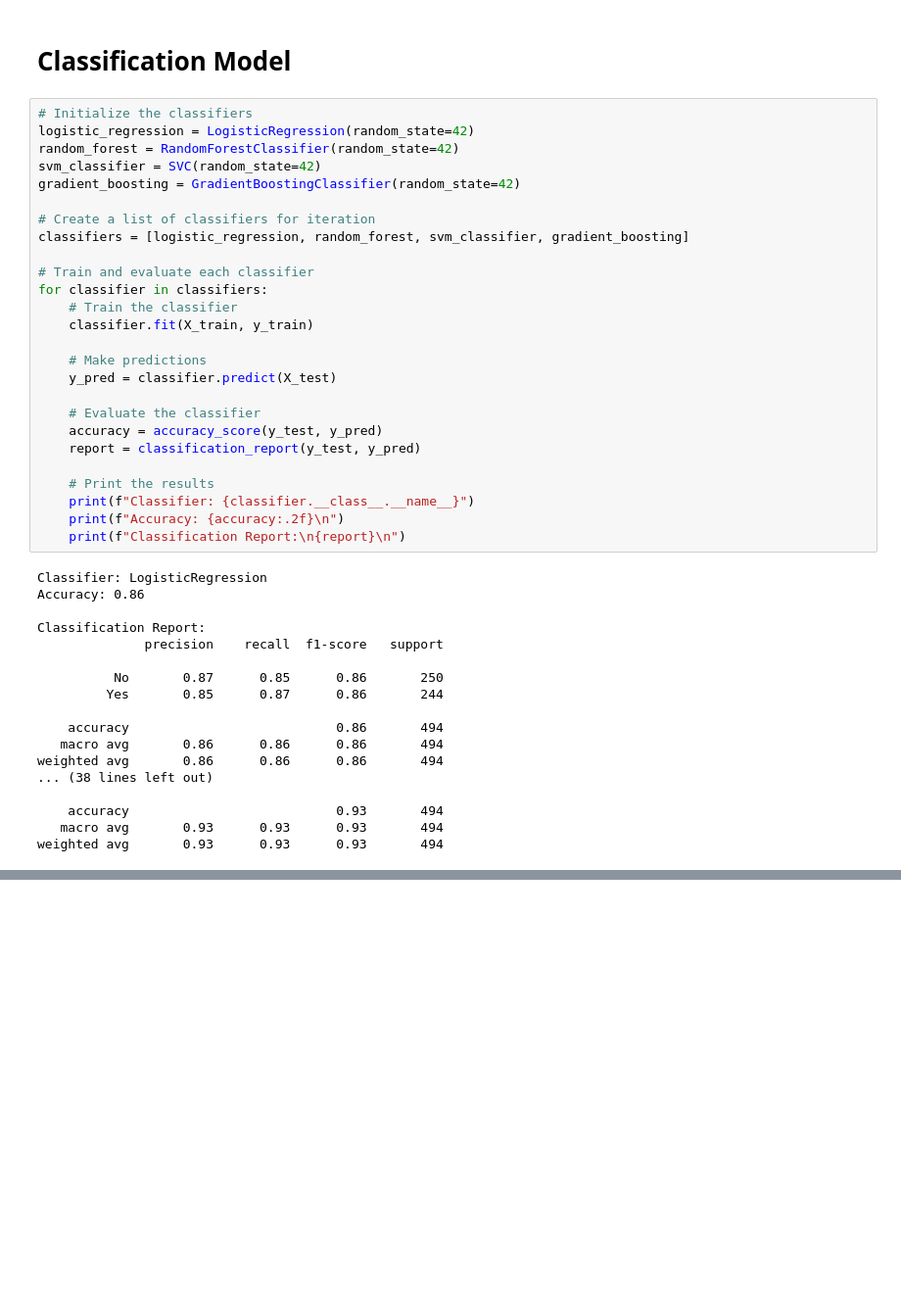
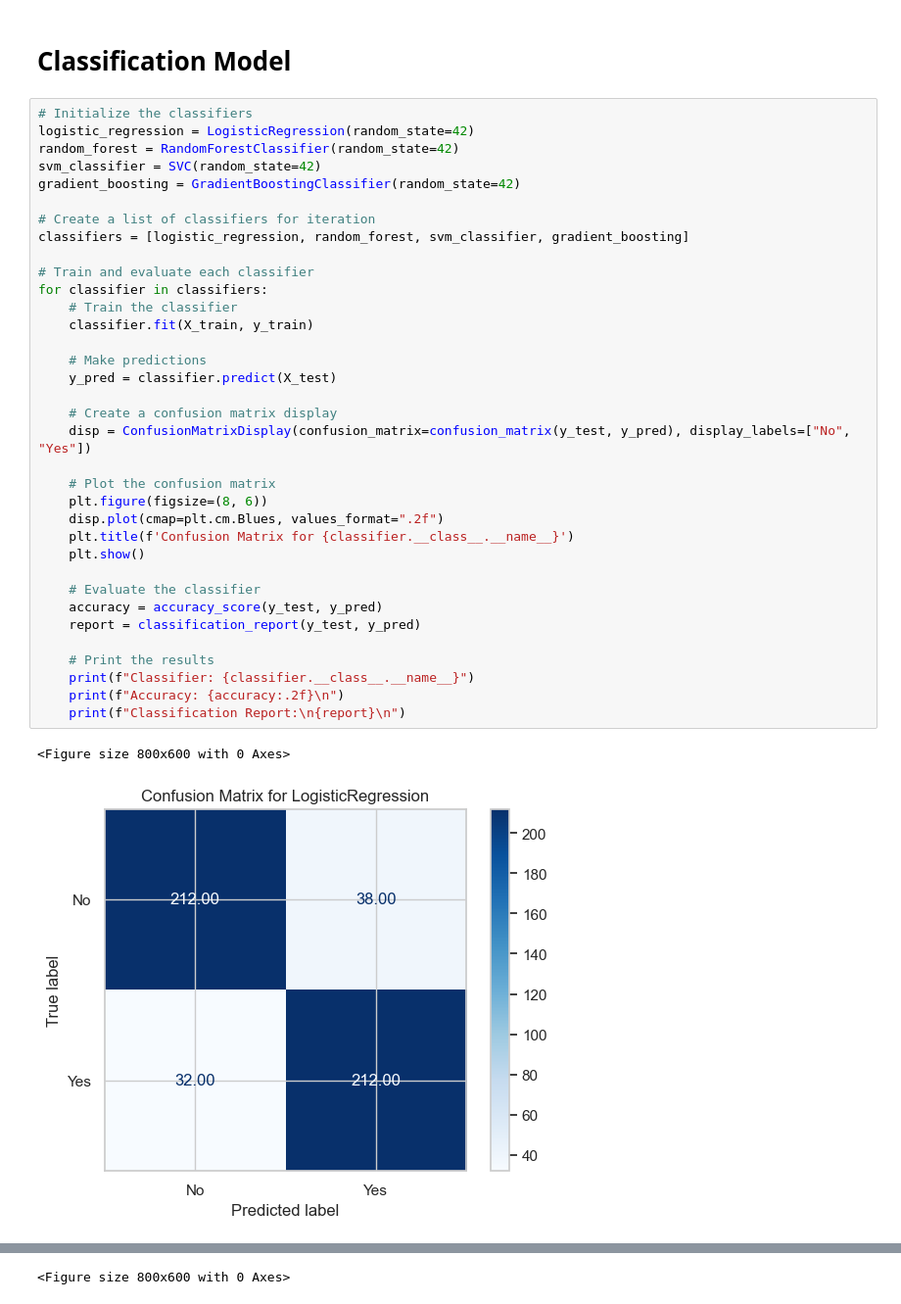
Before and after one commit to Joba-Fatola/Project-Evaluation-Phase-1, a Jupyter notebook: HR Analytics Project.ipynb, the cells around one changed output, grey strips where cells are left out. Shown at 98% size. Drawn from its saved outputs; the diff is of its cells as text; blank space fills up the shorter version.

```diff
--- a/HR Analytics Project.ipynb
+++ b/HR Analytics Project.ipynb
@@ -545,44 +545,38 @@ X_train, X_test, y_train, y_test = train_test_split(X_train_classification_scale
 # %%
 # Initialize the classifiers
 logistic_regression = LogisticRegression(random_state=42)
 random_forest = RandomForestClassifier(random_state=42)
 svm_classifier = SVC(random_state=42)
 gradient_boosting = GradientBoostingClassifier(random_state=42)
 
 # Create a list of classifiers for iteration
 classifiers = [logistic_regression, random_forest, svm_classifier, gradient_boosting]
 
 # Train and evaluate each classifier
 for classifier in classifiers:
     # Train the classifier
     classifier.fit(X_train, y_train)
 
     # Make predictions
     y_pred = classifier.predict(X_test)
 
+    # Create a confusion matrix display
+    disp = ConfusionMatrixDisplay(confusion_matrix=confusion_matrix(y_test, y_pred), display_labels=["No", "Yes"])
+
+    # Plot the confusion matrix
+    plt.figure(figsize=(8, 6))
+    disp.plot(cmap=plt.cm.Blues, values_format=".2f")
+    plt.title(f'Confusion Matrix for {classifier.__class__.__name__}')
+    plt.show()
+
     # Evaluate the classifier
     accuracy = accuracy_score(y_test, y_pred)
     report = classification_report(y_test, y_pred)
 
     # Print the results
     print(f"Classifier: {classifier.__class__.__name__}")
     print(f"Accuracy: {accuracy:.2f}\n")
     print(f"Classification Report:\n{report}\n")
 # %% [output]
-Classifier: LogisticRegression
-Accuracy: 0.86
-
-Classification Report:
-              precision    recall  f1-score   support
-
-          No       0.87      0.85      0.86       250
-         Yes       0.85      0.87      0.86       244
-
-    accuracy                           0.86       494
-   macro avg       0.86      0.86      0.86       494
-weighted avg       0.86      0.86      0.86       494
-... (38 lines left out)
-
-    accuracy                           0.93       494
-   macro avg       0.93      0.93      0.93       494
-weighted avg       0.93      0.93      0.93       494
+<Figure size 800x600 with 0 Axes>
+[figure, added]
@@ -588,0 +595 @@ weighted avg       0.93      0.93      0.93       494
+<Figure size 800x600 with 0 Axes>
```
Also changed, not shown: parts of 3 cells of this notebook.
